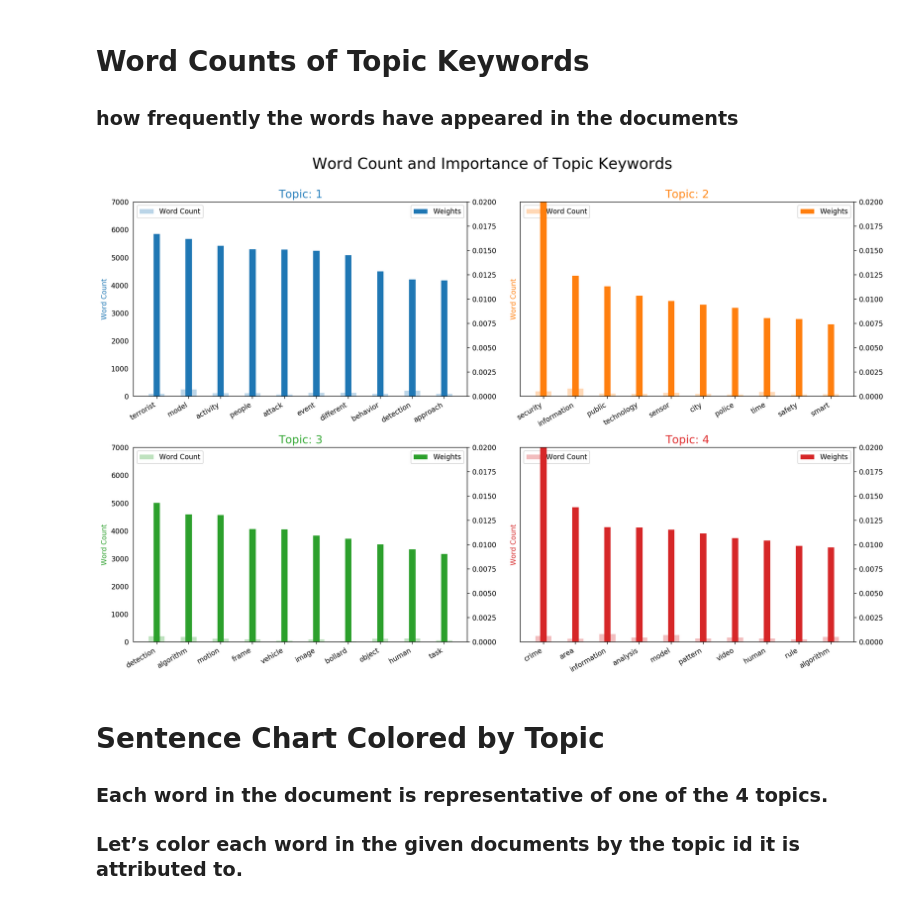
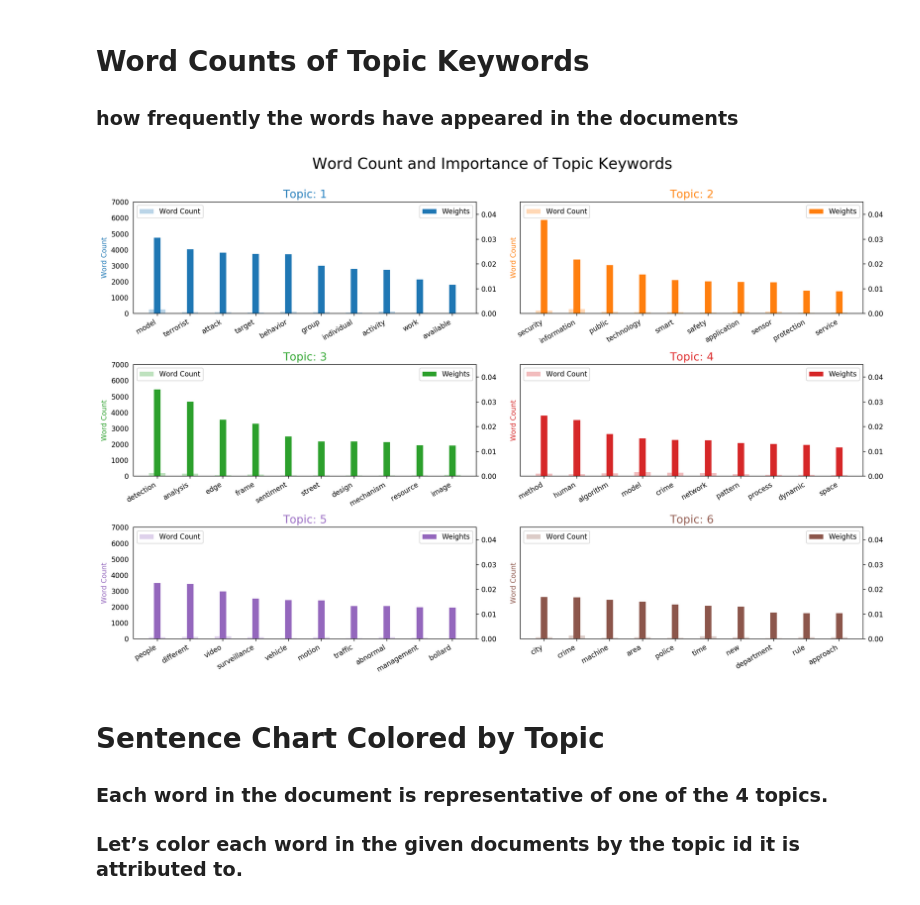
Before and after one commit to giuseppecascavilla/multiple_analysis_TDA-t_SNE-LSA-LDA, a Jupyter notebook: topic_modelling_extended.ipynb, the cells around one changed output. Cells and saved outputs as stored; diff of their text form; code cells hidden in the pictures.

```diff
--- a/topic_modelling_extended.ipynb
+++ b/topic_modelling_extended.ipynb
@@ -137,7 +139,7 @@ corpus = [id2word.doc2bow(text) for text in data_ready]
 # Build LDA model
 lda_model = gensim.models.ldamodel.LdaModel(corpus=corpus,
                                            id2word=id2word,
-                                           num_topics=4,
+                                           num_topics=6,
                                            random_state=100,
                                            update_every=1,
                                            chunksize=100,
@@ -240,7 +245,7 @@ def format_topics_sentences(ldamodel=None, corpus=corpus, texts=data):
             if j == 0:  # => dominant topic
                 wp = ldamodel.show_topic(topic_num)
                 topic_keywords = ", ".join([word for word, prop in wp])
-                sent_topics_df = sent_topics_df.append(pd.Series([int(topic_num), round(prop_topic,4), topic_keywords]), ignore_index=True)
+                sent_topics_df = sent_topics_df.append(pd.Series([int(topic_num), round(prop_topic,6), topic_keywords]), ignore_index=True)
             else:
                 break
     sent_topics_df.columns = ['Dominant_Topic', 'Perc_Contribution', 'Topic_Keywords']
@@ -329,7 +336,7 @@ import seaborn as sns
 import matplotlib.colors as mcolors
 cols = [color for name, color in mcolors.TABLEAU_COLORS.items()]  # more colors: 'mcolors.XKCD_COLORS'
 
-fig, axes = plt.subplots(2,2,figsize=(16,14), dpi=160, sharex=True, sharey=True)
+fig, axes = plt.subplots(3,2,figsize=(16,14), dpi=160, sharex=True, sharey=True) ## to show multiple topics modify the size
 
 for i, ax in enumerate(axes.flatten()):
     df_dominant_topic_sub = df_dominant_topic.loc[df_dominant_topic.Dominant_Topic == i, :]
@@ -371,7 +378,7 @@ cloud = WordCloud(stopwords=stop_words,
 
 topics = lda_model.show_topics(formatted=False)
 
-fig, axes = plt.subplots(2, 2, figsize=(10,10), sharex=True, sharey=True)
+fig, axes = plt.subplots(2, 3, figsize=(8,8), sharex=True, sharey=True) ## to show multiple topics modify the size
 
 for i, ax in enumerate(axes.flatten()):
     fig.add_subplot(ax)
@@ -396,36 +403,36 @@ plt.show()
 # %%
 from collections import Counter
 topics = lda_model.show_topics(formatted=False)
 data_flat = [w for w_list in data_ready for w in w_list]
 counter = Counter(data_flat)
 
 out = []
 for i, topic in topics:
     for word, weight in topic:
         out.append([word, i , weight, counter[word]])
 
 df = pd.DataFrame(out, columns=['word', 'topic_id', 'importance', 'word_count'])
 
 # Plot Word Count and Weights of Topic Keywords
-fig, axes = plt.subplots(2, 2, figsize=(16,10), sharey=True, dpi=160)
+fig, axes = plt.subplots(3, 2, figsize=(16,10), sharey=True, dpi=160)
 cols = [color for name, color in mcolors.TABLEAU_COLORS.items()]
 for i, ax in enumerate(axes.flatten()):
     ax.bar(x='word', height="word_count", data=df.loc[df.topic_id==i, :], color=cols[i], width=0.5, alpha=0.3, label='Word Count')
     ax_twin = ax.twinx()
     ax_twin.bar(x='word', height="importance", data=df.loc[df.topic_id==i, :], color=cols[i], width=0.2, label='Weights')
     ax.set_ylabel('Word Count', color=cols[i])
-    ax_twin.set_ylim(0, 0.020); ax.set_ylim(0, 7000)
+    ax_twin.set_ylim(0, 0.045); ax.set_ylim(0, 7000)
     ax.set_title('Topic: ' + str(i+1), color=cols[i], fontsize=16)### str(i+1) renames the topics starting from 1 instead of 0
     ax.tick_params(axis='y', left=False)
     ax.set_xticklabels(df.loc[df.topic_id==i, 'word'], rotation=30, horizontalalignment= 'right')
     ax.legend(loc='upper left'); ax_twin.legend(loc='upper right')
 
 fig.tight_layout(w_pad=2)
 fig.suptitle('Word Count and Importance of Topic Keywords', fontsize=22, y=1.05)
-#plt.show()
-plt.savefig("C:/Users/20185123/Desktop/word_count_importance_of_topic_keywords.png") # save as png
+plt.show()
+#plt.savefig("C:/Users/20185123/Desktop/word_count_importance_of_topic_keywords.png") # save as png
 # %% [output]
-[figure, old version]
+[figure, new version]
 # %% [markdown]
 # Sentence Chart Colored by Topic
 ### Each word in the document is representative of one of the 4 topics.
```
Also changed, not shown: parts of 14 cells of this notebook.
